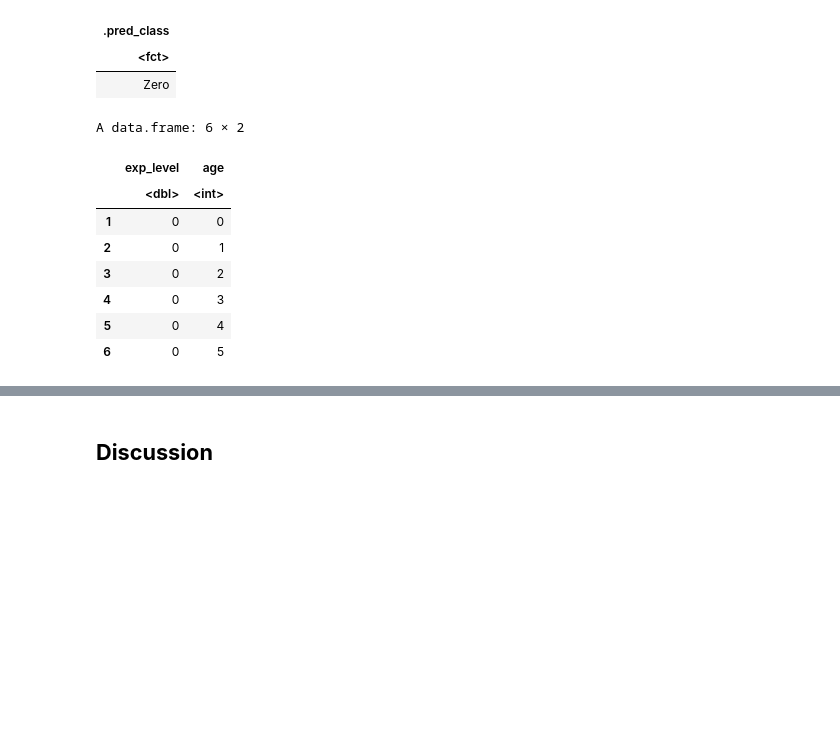
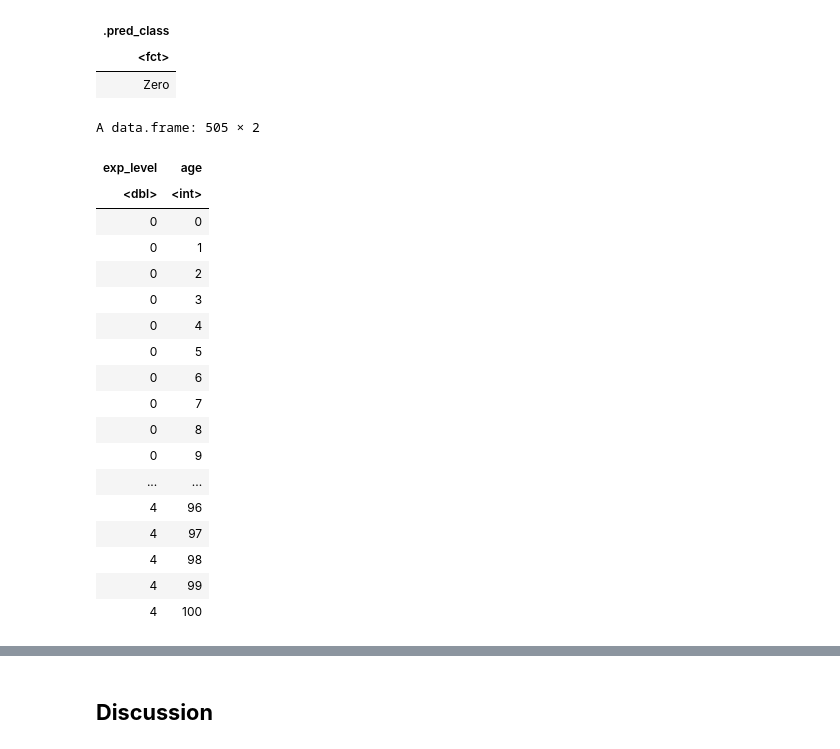
Before and after one commit to amazingk147/DSCI100-Project-Group-42, a Jupyter notebook: project_notebook.ipynb, the cells around one changed output, grey strips where cells are left out. Cells and saved outputs as stored; diff of their text form; code cells hidden in the pictures; blank space fills up the shorter version.

```diff
--- a/project_notebook.ipynb
+++ b/project_notebook.ipynb
@@ -294,45 +294,54 @@ A tibble: 1 × 1
 # %%
 # Loading in the fake players data set
 
 url <- "https://drive.google.com/uc?export=download&id=177BnvAy2DI-YJAGaoQucoAz0TQmxRZ6H"
 fake_player_data <- read.csv(url)
 
 
 # Filtering for experience level
 
 fake_amateur<- fake_player_data |>
                 filter(exp_level=='amateur')|>
                 mutate(exp_level = 0)
 
 fake_beginner<- fake_player_data|>
                 filter(exp_level=='beginner')|>
                 mutate(exp_level = 1)
 
 fake_regular<- fake_player_data|>
                 filter(exp_level=='regular')|>
                 mutate(exp_level = 2)
 
 fake_pro<- fake_player_data |>
             filter(exp_level=='pro')|>
                 mutate(exp_level = 3)
 
 fake_veteran <- fake_player_data |>
                 filter(exp_level=='veteran')|>
                 mutate(exp_level = 4)
 
-fake_players <- rbind(fake_amateur, fake_beginner, fake_regular, fake_pro, fake_veteran) |>
-                    select(exp_level, age)
-head(fake_players)
+fake_players <- rbind(fake_amateur, fake_beginner, fake_regular, fake_pro, fake_veteran)
+fake_players
 # %% [output]
-A data.frame: 6 × 2
+A data.frame: 505 × 2
-|  | exp_level | age |
-|  | <dbl> | <int> |
-| 1 | 0 | 0 |
-| 2 | 0 | 1 |
-| 3 | 0 | 2 |
-| 4 | 0 | 3 |
-| 5 | 0 | 4 |
-| 6 | 0 | 5 |
+| exp_level | age |
+| <dbl> | <int> |
+| 0 | 0 |
+| 0 | 1 |
+| 0 | 2 |
+| 0 | 3 |
+| 0 | 4 |
+| 0 | 5 |
+| 0 | 6 |
+| 0 | 7 |
+| 0 | 8 |
+| 0 | 9 |
+| ... | ... |
+| 4 | 96 |
+| 4 | 97 |
+| 4 | 98 |
+| 4 | 99 |
+| 4 | 100 |
 # %%
 #Prep fake_players so that the model can be ran on it
 
```
Also changed, not shown: parts of 1 cell of this notebook.
